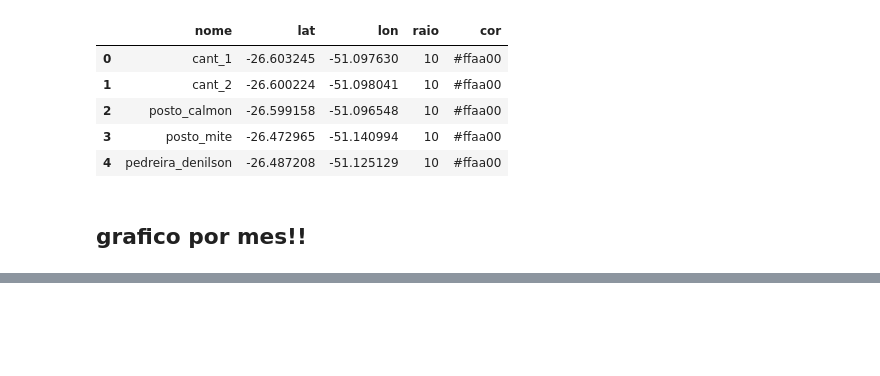
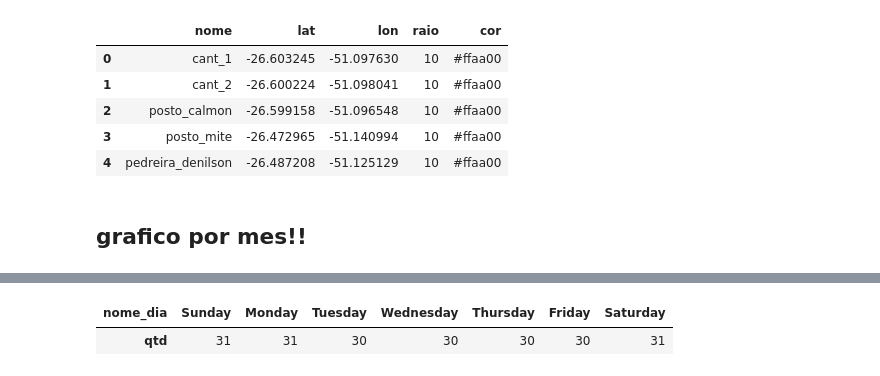
Before and after one commit to CAIOZANETTI/gps_maquina, a Jupyter notebook: etl_tabela_gps.ipynb, the cells around one changed output, grey strips where cells are left out. Cells and saved outputs as stored; diff of their text form; code cells hidden in the pictures; blank space fills up the shorter version.

```diff
--- a/etl_tabela_gps.ipynb
+++ b/etl_tabela_gps.ipynb
@@ -311,0 +365,21 @@ NameError: name 'datetime' is not defined
+# %%
+def count_weed_by_name(start, end) -> pd.DataFrame:
+
+    serie = pd.date_range(start, end)
+    serie = serie.day_name()
+    serie = serie.value_counts()
+    order = ['Sunday', 'Monday', 'Tuesday', 'Wednesday', 'Thursday', 'Friday', 'Saturday']
+    serie = serie.reindex(order)
+    df = pd.DataFrame({'qtd':serie})
+    df.rename_axis('nome_dia', inplace=True)
+
+    return df
+
+# Example usage:
+start_date = '2022-01-01'
+end_date = '2022-08-01'
+df = count_weed_by_name(start_date, end_date)
+df.T
+# %% [output]
+| nome_dia | Sunday | Monday | Tuesday | Wednesday | Thursday | Friday | Saturday |
+| qtd | 31 | 31 | 30 | 30 | 30 | 30 | 31 |
```
Also changed, not shown: parts of 8 cells of this notebook, 2 other files.
